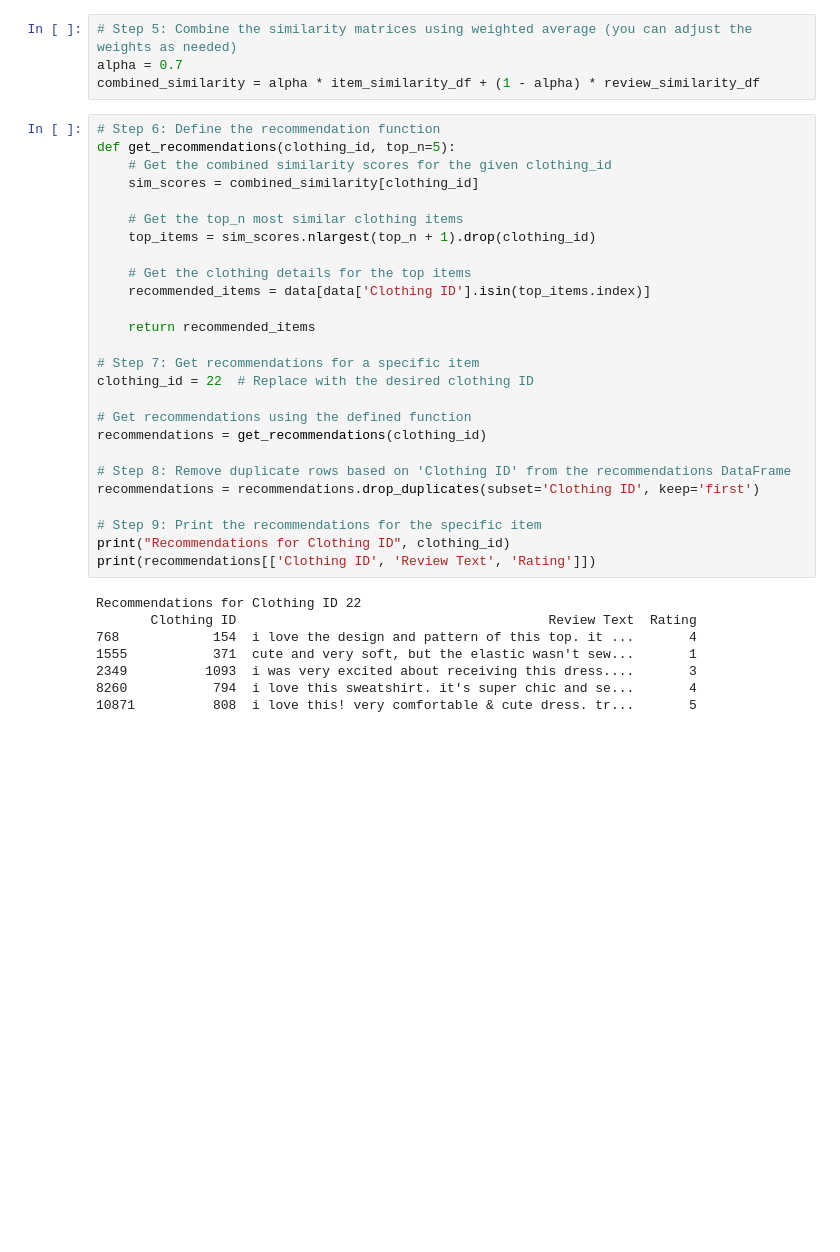
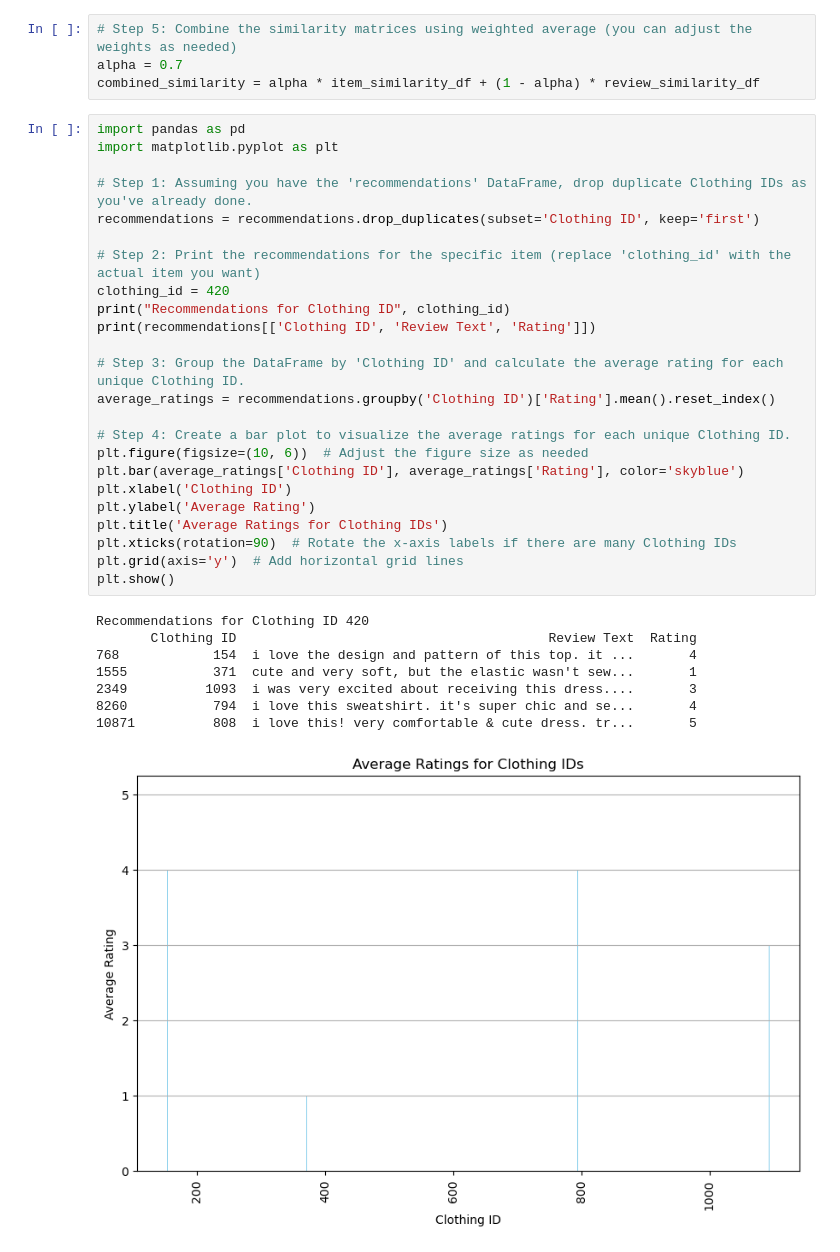
Before and after one commit to Faizanarshed/Product_Recommendation_System, a Jupyter notebook: Untitled.ipynb, the cells around one changed output. Cells and saved outputs as stored; diff of their text form; blank space fills up the shorter version.

```diff
--- a/Untitled.ipynb
+++ b/Untitled.ipynb
@@ -80,37 +83,36 @@ review_similarity_df = pd.DataFrame(review_similarity, index=data.index, columns
 # Step 5: Combine the similarity matrices using weighted average (you can adjust the weights as needed)
 alpha = 0.7
 combined_similarity = alpha * item_similarity_df + (1 - alpha) * review_similarity_df
-# %%
-# Step 6: Define the recommendation function
-def get_recommendations(clothing_id, top_n=5):
-    # Get the combined similarity scores for the given clothing_id
-    sim_scores = combined_similarity[clothing_id]
-
-    # Get the top_n most similar clothing items
-    top_items = sim_scores.nlargest(top_n + 1).drop(clothing_id)
-
-    # Get the clothing details for the top items
-    recommended_items = data[data['Clothing ID'].isin(top_items.index)]
-
-    return recommended_items
-
-# Step 7: Get recommendations for a specific item
-clothing_id = 22  # Replace with the desired clothing ID
-
-# Get recommendations using the defined function
-recommendations = get_recommendations(clothing_id)
-
-# Step 8: Remove duplicate rows based on 'Clothing ID' from the recommendations DataFrame
-recommendations = recommendations.drop_duplicates(subset='Clothing ID', keep='first')
-
-# Step 9: Print the recommendations for the specific item
-print("Recommendations for Clothing ID", clothing_id)
-print(recommendations[['Clothing ID', 'Review Text', 'Rating']])
-# %% [output]
-Recommendations for Clothing ID 22
-       Clothing ID                                        Review Text  Rating
-768            154  i love the design and pattern of this top. it ...       4
-1555           371  cute and very soft, but the elastic wasn't sew...       1
-2349          1093  i was very excited about receiving this dress....       3
-8260           794  i love this sweatshirt. it's super chic and se...       4
-10871          808  i love this! very comfortable & cute dress. tr...       5
+# %%
+import pandas as pd
+import matplotlib.pyplot as plt
+
+# Step 1: Assuming you have the 'recommendations' DataFrame, drop duplicate Clothing IDs as you've already done.
+recommendations = recommendations.drop_duplicates(subset='Clothing ID', keep='first')
+
+# Step 2: Print the recommendations for the specific item (replace 'clothing_id' with the actual item you want)
+clothing_id = 420
+print("Recommendations for Clothing ID", clothing_id)
+print(recommendations[['Clothing ID', 'Review Text', 'Rating']])
+
+# Step 3: Group the DataFrame by 'Clothing ID' and calculate the average rating for each unique Clothing ID.
+average_ratings = recommendations.groupby('Clothing ID')['Rating'].mean().reset_index()
+
+# Step 4: Create a bar plot to visualize the average ratings for each unique Clothing ID.
+plt.figure(figsize=(10, 6))  # Adjust the figure size as needed
+plt.bar(average_ratings['Clothing ID'], average_ratings['Rating'], color='skyblue')
+plt.xlabel('Clothing ID')
+plt.ylabel('Average Rating')
+plt.title('Average Ratings for Clothing IDs')
+plt.xticks(rotation=90)  # Rotate the x-axis labels if there are many Clothing IDs
+plt.grid(axis='y')  # Add horizontal grid lines
+plt.show()
+# %% [output]
+Recommendations for Clothing ID 420
+       Clothing ID                                        Review Text  Rating
+768            154  i love the design and pattern of this top. it ...       4
+1555           371  cute and very soft, but the elastic wasn't sew...       1
+2349          1093  i was very excited about receiving this dress....       3
+8260           794  i love this sweatshirt. it's super chic and se...       4
+10871          808  i love this! very comfortable & cute dress. tr...       5
+[figure, added]
```
Also changed, not shown: parts of 1 cell of this notebook, 3 other files.
